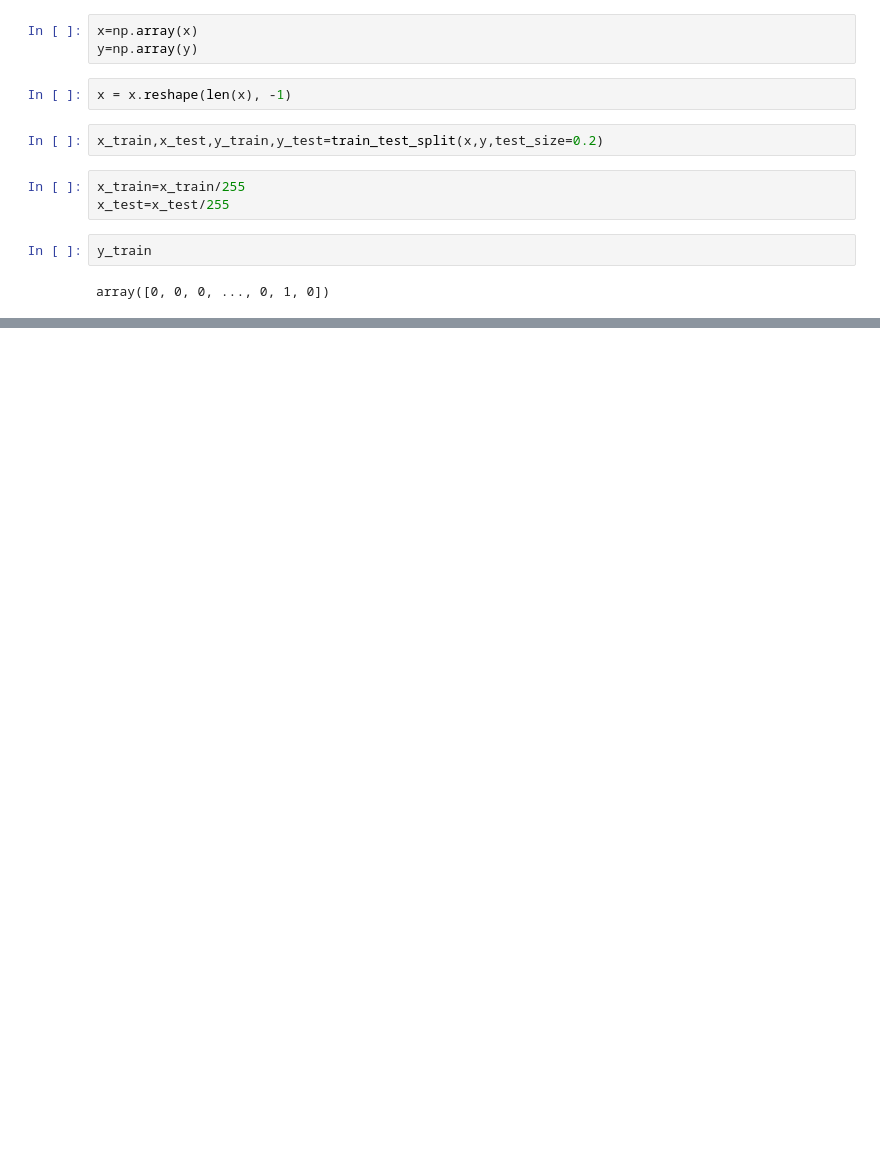
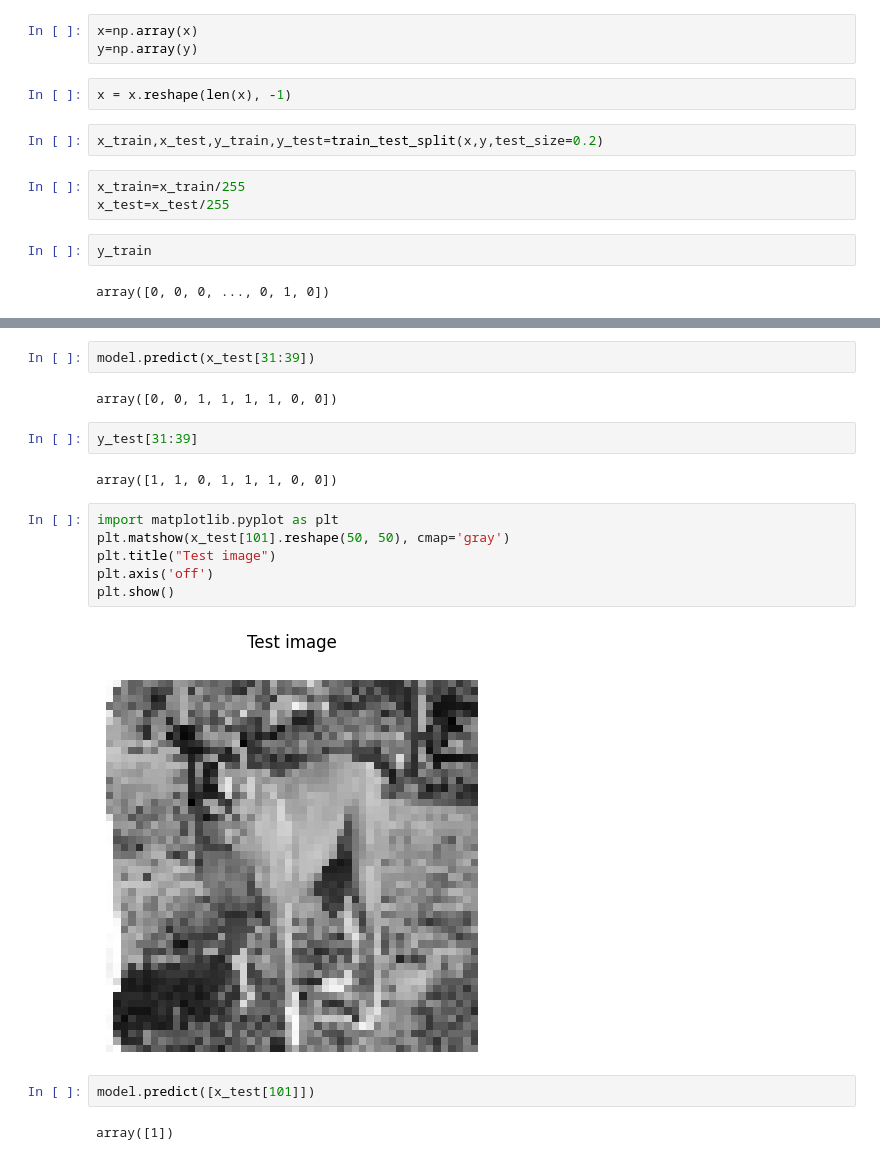
Before and after one commit to kailai-13/cats_vs_dogs_SVM, a Jupyter notebook: catsvsdogs.ipynb, the cells around one changed output, grey strips where cells are left out. Drawn from its saved outputs; the diff is of its cells as text; blank space fills up the shorter version.

Commit message:
checking model performance

```diff
--- a/catsvsdogs.ipynb
+++ b/catsvsdogs.ipynb
@@ -75,0 +79,20 @@ model.score(x_test,y_test)
+# %%
+model.predict(x_test[31:39])
+# %% [output]
+array([0, 0, 1, 1, 1, 1, 0, 0])
+# %%
+y_test[31:39]
+# %% [output]
+array([1, 1, 0, 1, 1, 1, 0, 0])
+# %%
+import matplotlib.pyplot as plt
+plt.matshow(x_test[101].reshape(50, 50), cmap='gray')
+plt.title("Test image")
+plt.axis('off')
+plt.show()
+# %% [output]
+[figure, added]
+# %%
+model.predict([x_test[101]])
+# %% [output]
+array([1])
```
Also changed, not shown: parts of 4 cells of this notebook.
